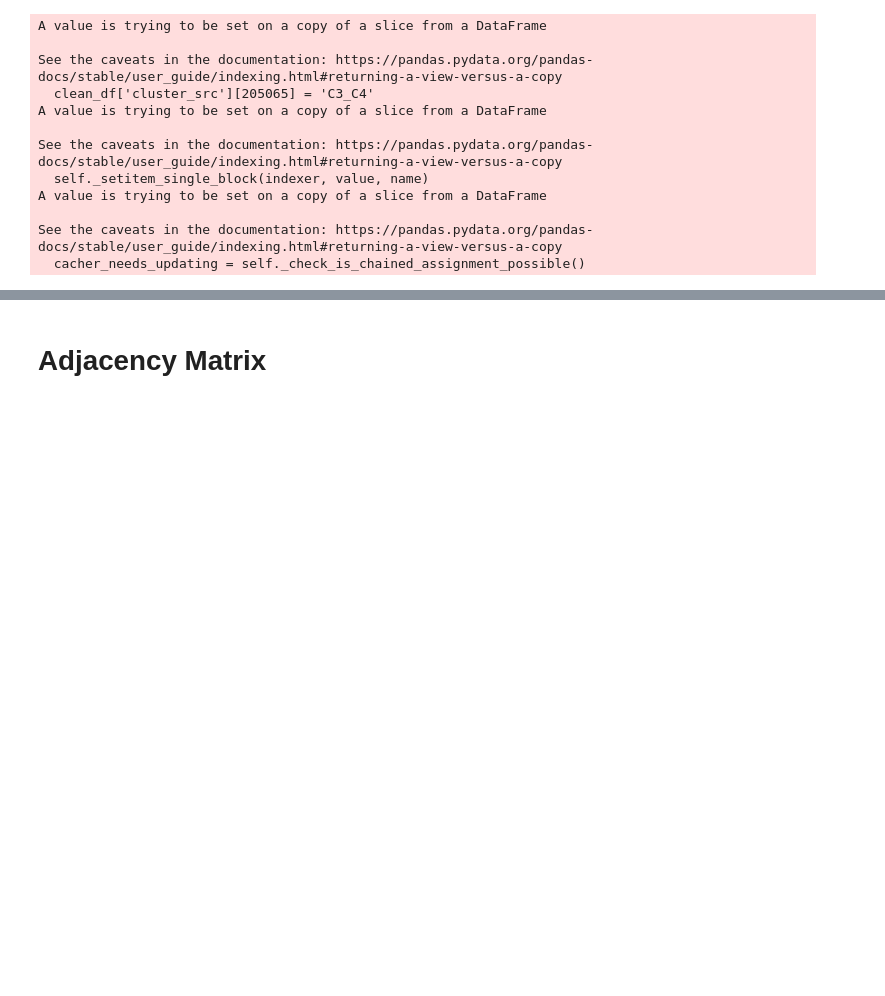
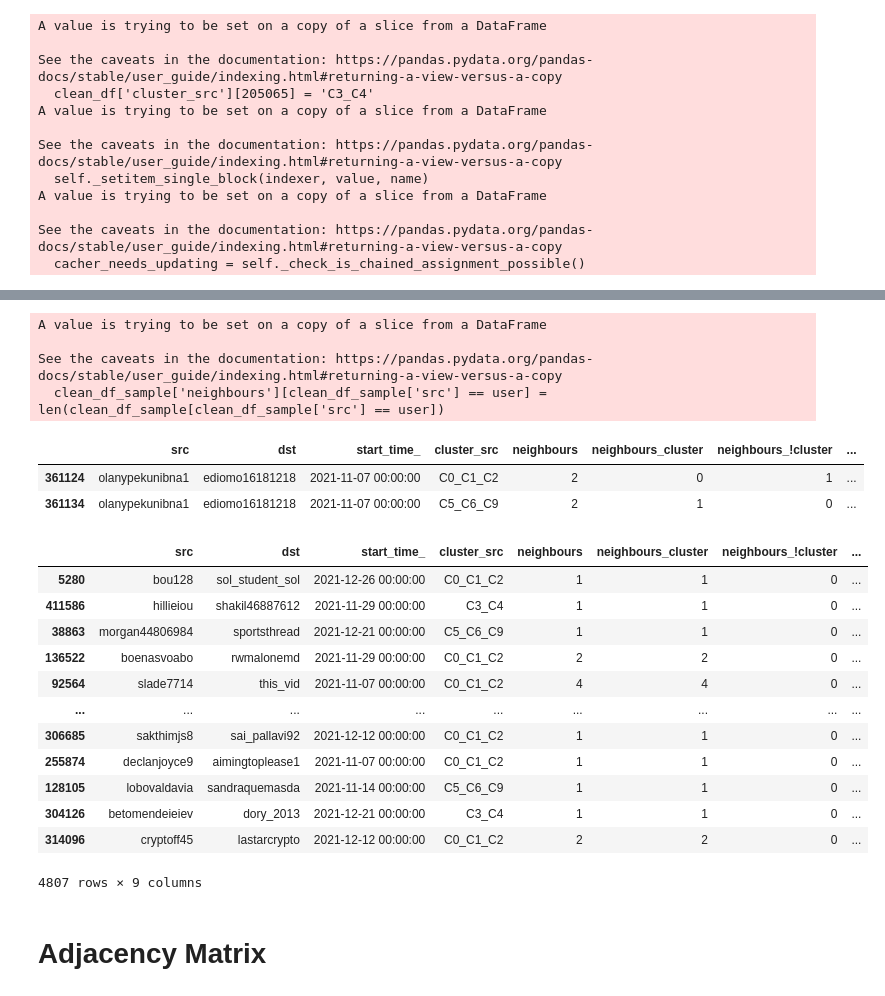
Before and after one commit to christianschwendner/coins_2122, a Jupyter notebook: Griffin_data/adjacency_matrix.ipynb, the cells around one changed output, grey strips where cells are left out. Drawn from its saved outputs; the diff is of its cells as text; code cells hidden in the pictures; blank space fills up the shorter version.

```diff
--- a/Griffin_data/adjacency_matrix.ipynb
+++ b/Griffin_data/adjacency_matrix.ipynb
@@ -112,2 +134,0 @@ See the caveats in the documentation: https://pandas.pydata.org/pandas-docs/stab
-# %%
-clean_df[clean_df['cluster_equal'] == True][clean_df['src'] == user]['neighbours_cluster'] = len(clean_df[clean_df['cluster_equal'] == True][clean_df['src'] == user])
@@ -152,0 +135,6 @@ user_df
+# %%
+for index, row in tqdm(clean_df.iterrows(), total=clean_df.shape[0]):
+    user = clean_df['src'][rows]
+    clean_df['neighbours'][clean_df['src'] == user] = len(clean_df[clean_df['src'] == user])
+    clean_df.loc[(clean_df['cluster_equal'] == True) & (clean_df['src'] == user), 'neighbours_cluster'] = len(clean_df[clean_df['cluster_equal'] == True][clean_df['src'] == user])
+    clean_df.loc[(clean_df['cluster_equal'] == False) & (clean_df['src'] == user), 'neighbours_!cluster'] = len(clean_df[clean_df['cluster_equal'] == False][clean_df['src'] == user])
@@ -153,3 +147,38 @@ user_df
+# %%
+clean_df_sample = clean_df.sample(frac=0.01)
+# %%
+for index, row in tqdm(clean_df_sample.iterrows(), total=clean_df_sample.shape[0]):
+    user = clean_df_sample['src'][index]
+    clean_df_sample['neighbours'][clean_df_sample['src'] == user] = len(clean_df_sample[clean_df_sample['src'] == user])
+    clean_df_sample.loc[(clean_df_sample['cluster_equal'] == True) & (clean_df_sample['src'] == user), 'neighbours_cluster'] = len(clean_df_sample[clean_df_sample['cluster_equal'] == True][clean_df_sample['src'] == user])
+    clean_df_sample.loc[(clean_df_sample['cluster_equal'] == False) & (clean_df_sample['src'] == user), 'neighbours_!cluster'] = len(clean_df_sample[clean_df_sample['cluster_equal'] == False][clean_df_sample['src'] == user])
+# %% [output]
+A value is trying to be set on a copy of a slice from a DataFrame
+
+See the caveats in the documentation: https://pandas.pydata.org/pandas-docs/stable/user_guide/indexing.html#returning-a-view-versus-a-copy
+  clean_df_sample['neighbours'][clean_df_sample['src'] == user] = len(clean_df_sample[clean_df_sample['src'] == user])
+# %%
+clean_df_sample[clean_df_sample['src'] == 'olanypekunibna1']
+# %% [output]
+|  | src | dst | start_time_ | cluster_src | neighbours | neighbours_cluster | neighbours_!cluster | ... |
+| 361124 | olanypekunibna1 | ediomo16181218 | 2021-11-07 00:00:00 | C0_C1_C2 | 2 | 0 | 1 | ... |
+| 361134 | olanypekunibna1 | ediomo16181218 | 2021-11-07 00:00:00 | C5_C6_C9 | 2 | 1 | 0 | ... |
+# %%
+clean_df_sample
+# %% [output]
+|  | src | dst | start_time_ | cluster_src | neighbours | neighbours_cluster | neighbours_!cluster | ... |
+| 5280 | bou128 | sol_student_sol | 2021-12-26 00:00:00 | C0_C1_C2 | 1 | 1 | 0 | ... |
+| 411586 | hillieiou | shakil46887612 | 2021-11-29 00:00:00 | C3_C4 | 1 | 1 | 0 | ... |
+| 38863 | morgan44806984 | sportsthread | 2021-12-21 00:00:00 | C5_C6_C9 | 1 | 1 | 0 | ... |
+| 136522 | boenasvoabo | rwmalonemd | 2021-11-29 00:00:00 | C0_C1_C2 | 2 | 2 | 0 | ... |
+| 92564 | slade7714 | this_vid | 2021-11-07 00:00:00 | C0_C1_C2 | 4 | 4 | 0 | ... |
+| ... | ... | ... | ... | ... | ... | ... | ... | ... |
+| 306685 | sakthimjs8 | sai_pallavi92 | 2021-12-12 00:00:00 | C0_C1_C2 | 1 | 1 | 0 | ... |
+| 255874 | declanjoyce9 | aimingtoplease1 | 2021-11-07 00:00:00 | C0_C1_C2 | 1 | 1 | 0 | ... |
+| 128105 | lobovaldavia | sandraquemasda | 2021-11-14 00:00:00 | C5_C6_C9 | 1 | 1 | 0 | ... |
+| 304126 | betomendeieiev | dory_2013 | 2021-12-21 00:00:00 | C3_C4 | 1 | 1 | 0 | ... |
+| 314096 | cryptoff45 | lastarcrypto | 2021-12-12 00:00:00 | C0_C1_C2 | 2 | 2 | 0 | ... |
+4807 rows × 9 columns
 # %%
 #user_df.rename(columns={'id':'cat_id'}, inplace=True)
 #user_df
```
Also changed, not shown: parts of 13 cells of this notebook, 1 other file.
